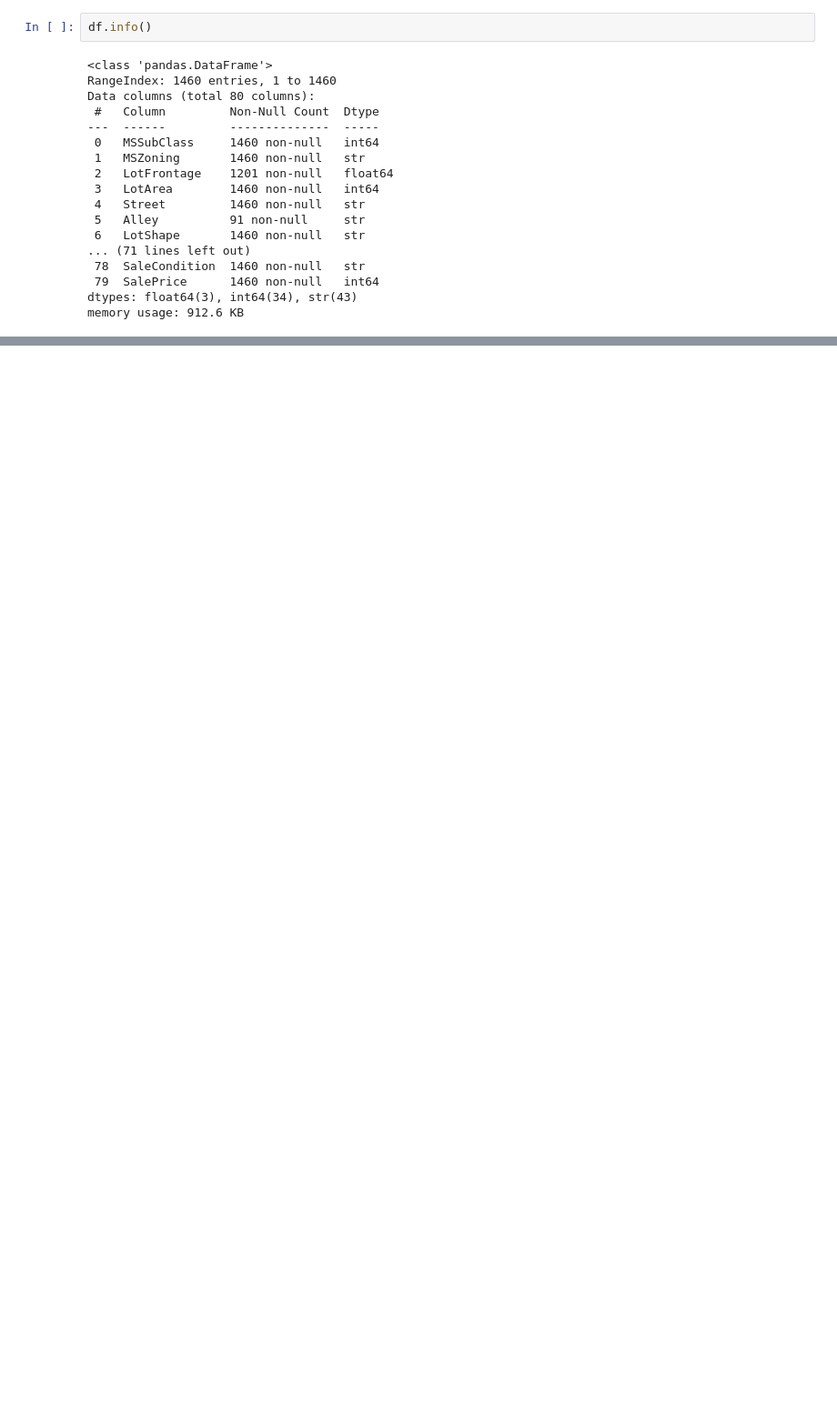
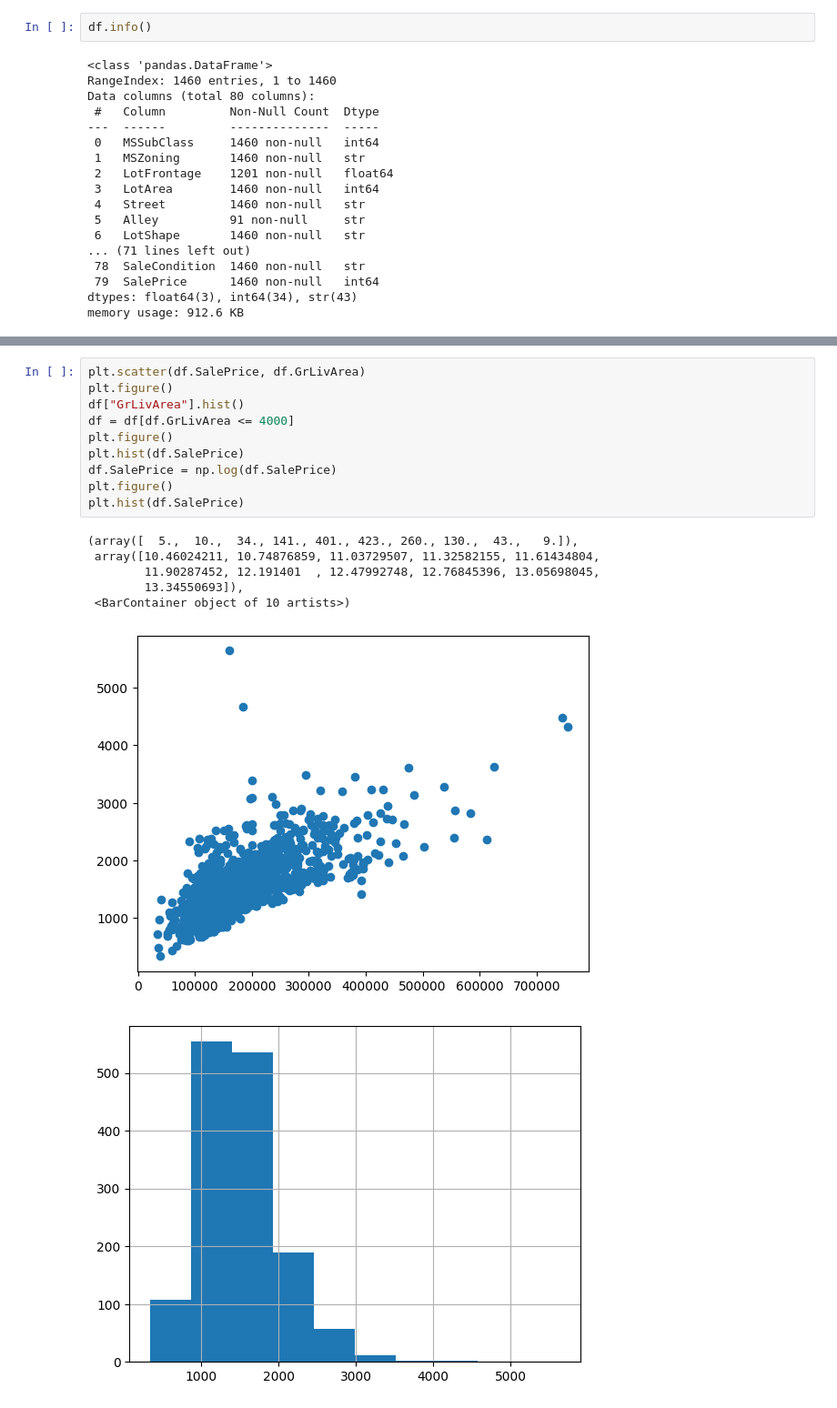
Before and after one commit to R4ken/Machine-Learning-Analysis, a Jupyter notebook: regression/solution.ipynb, the cells around one changed output, grey strips where cells are left out. Shown at 91% size. Saved outputs shown, nothing was run; the diff lists cells and outputs as text; blank space fills up the shorter version.

```diff
--- a/regression/solution.ipynb
+++ b/regression/solution.ipynb
@@ -53,0 +118,18 @@ memory usage: 912.6 KB
+# %%
+plt.scatter(df.SalePrice, df.GrLivArea)
+plt.figure()
+df["GrLivArea"].hist()
+df = df[df.GrLivArea <= 4000]
+plt.figure()
+plt.hist(df.SalePrice)
+df.SalePrice = np.log(df.SalePrice)
+plt.figure()
+plt.hist(df.SalePrice)
+# %% [output]
+(array([  5.,  10.,  34., 141., 401., 423., 260., 130.,  43.,   9.]),
+ array([10.46024211, 10.74876859, 11.03729507, 11.32582155, 11.61434804,
+        11.90287452, 12.191401  , 12.47992748, 12.76845396, 13.05698045,
+        13.34550693]),
+ <BarContainer object of 10 artists>)
+[figure, added]
+[figure, added]
```
Also changed, not shown: parts of 8 cells of this notebook.
